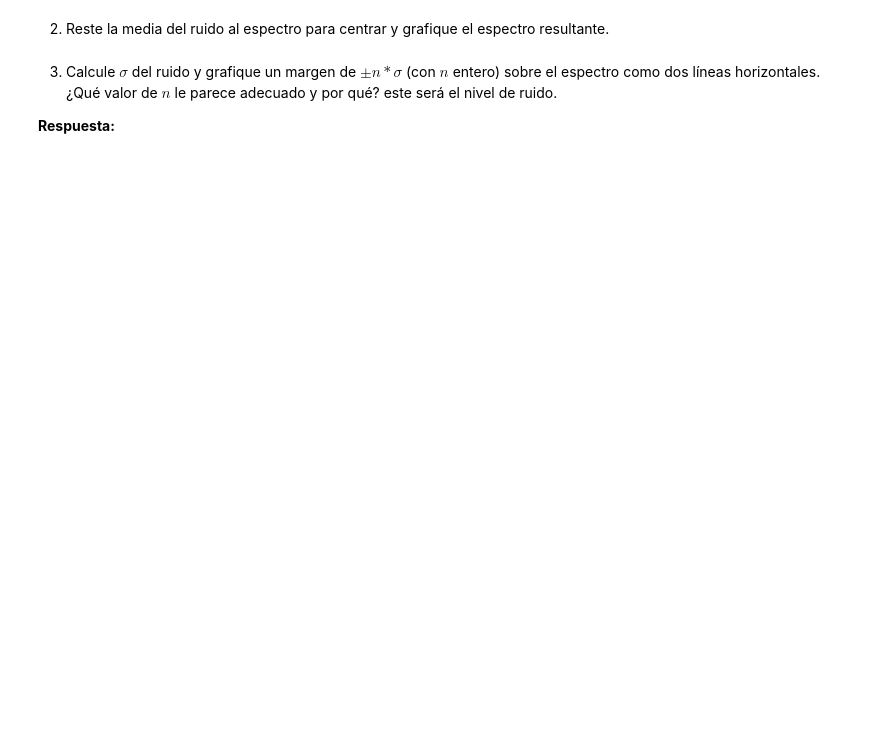
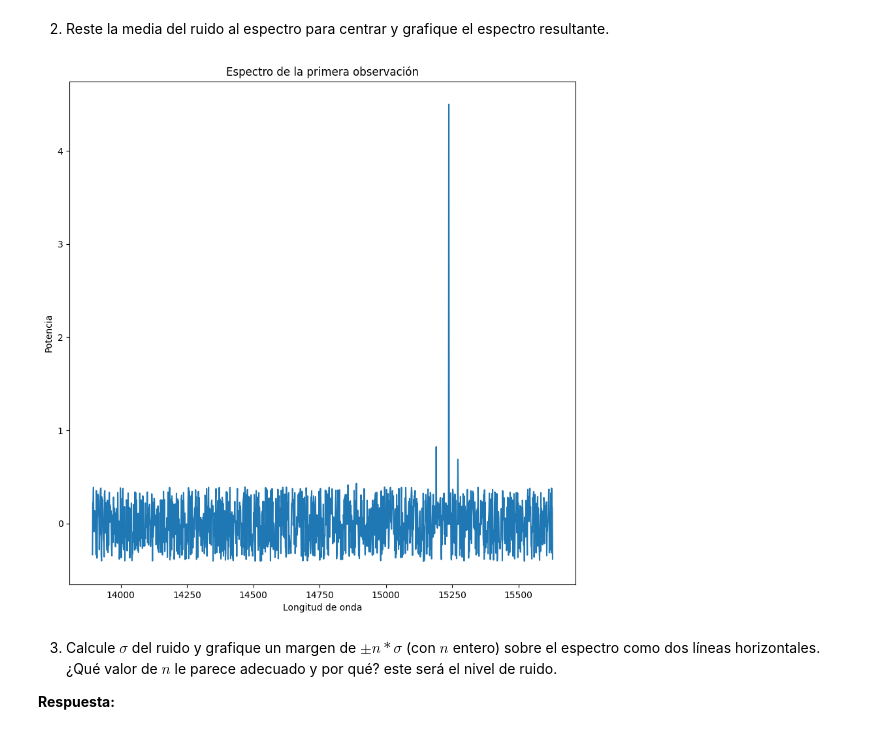
Before and after one commit to CrushinAngel/Tarea-2, a Jupyter notebook: Tarea2.ipynb, the cells around one changed output. Saved outputs shown, nothing was run; the diff lists cells and outputs as text; code cells hidden in the pictures; blank space fills up the shorter version.

Commit message:
Nivel de ruido (sin comentarios)

```diff
--- a/Tarea2.ipynb
+++ b/Tarea2.ipynb
@@ -256,0 +276,5 @@ SyntaxError: invalid syntax (<ipython-input-19-e1f51d88f5ad>, line 1)
+# %%
+sigma = data['obs_1'].std()
+media = data['obs_1'].mean()
+
+ruido = data[(data['obs_1'] >= (media - 3*sigma)) & (data['obs_1'] <= (media + 3*sigma))]
@@ -261,3 +297,18 @@ SyntaxError: invalid syntax (<ipython-input-19-e1f51d88f5ad>, line 1)
+# %%
+# Grafique el espectro centrado en 0 aquí
+media_ruido = ruido['obs_1'].mean()
+obs_1_menosmedia = data['obs_1'] - media_ruido
+
+plt.figure(figsize=(10, 10))
+
+plt.plot(data['Wlth'], obs_1_menosmedia)
+
+plt.xlabel('Longitud de onda')
+plt.ylabel('Potencia')
+plt.title('Espectro de la primera observación')
+plt.show()
+# %% [output]
+[figure, added]
 # %% [markdown]
 3. Calcule $\sigma$ del ruido y grafique un margen de $\pm n*\sigma$ (con $n$ entero) sobre el espectro como dos líneas horizontales. ¿Qué valor de $n$ le parece adecuado y por qué? este será el nivel de ruido.
 
```
Also changed, not shown: parts of 9 cells of this notebook.
